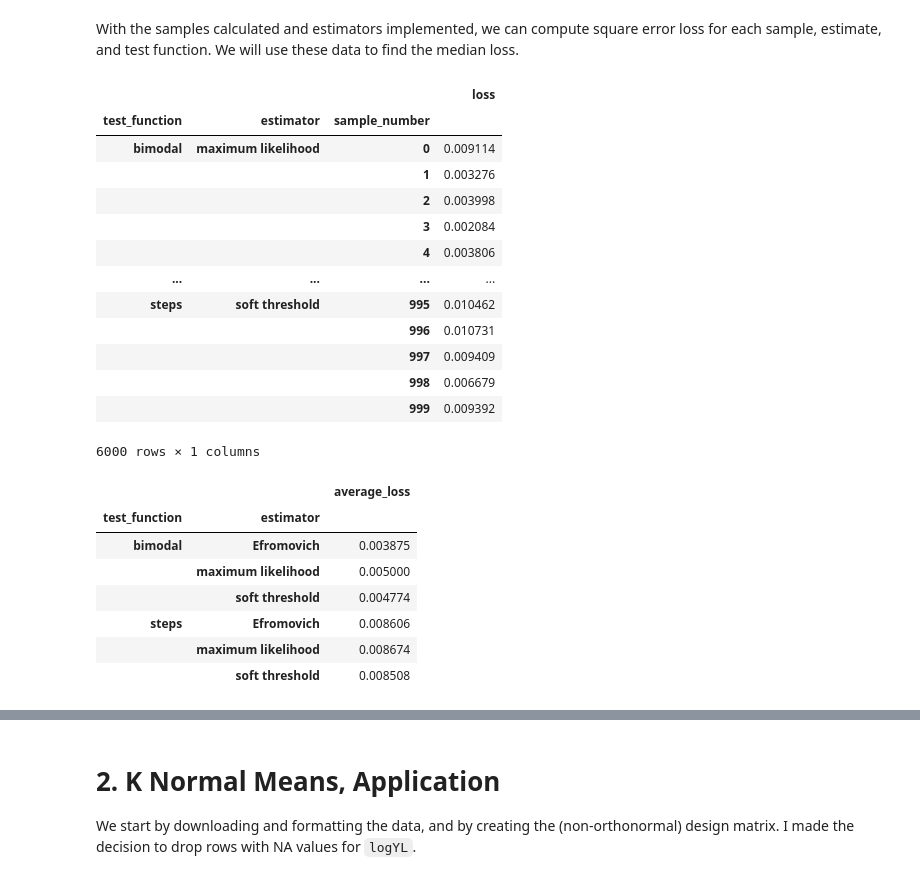
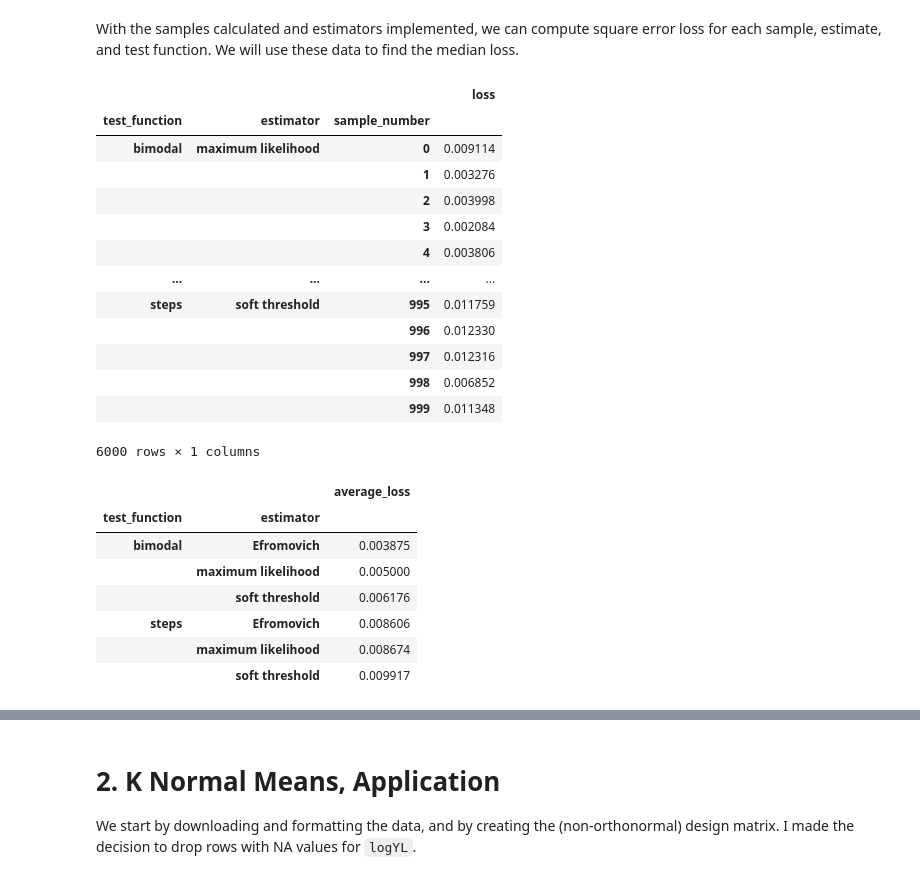
Before and after one commit to satejsoman/econ240a-regression, a Jupyter notebook: ECON240A_H2_pset3.ipynb, the cells around one changed output, grey strips where cells are left out. Saved outputs shown, nothing was run; the diff lists cells and outputs as text; code cells hidden in the pictures.

```diff
--- a/ECON240A_H2_pset3.ipynb
+++ b/ECON240A_H2_pset3.ipynb
@@ -125,13 +125,13 @@ N = 1000 # sample size
 σ, K = 1/2, 20
 
 # X is deterministic (and so the matrix of ϕ values is, too), meaning all stochasticity is in the error term U, which is of size (t x N)
-X  = np.arange(1, N+1)/(N+1)
-ϕk = ϕ(np.arange(1, K+1), X)
-U  = Normal.rvs(size = (t, N))
+X = np.arange(1, N+1)/(N+1)
+Φ = ϕ(np.arange(1, K+1), X)
+U = Normal.rvs(size = (t, N))
 
 # Y[b] and Y[s] are (t x N) as well (t samples, each of size N, stacked on top of each other) due to broadcasting rules
 Y = {j: m[j](X) + σ*U   for j in (s, b)}
-Z = {j: (Y[j] @ ϕk).T/N for j in (s, b)}
+Z = {j: (Y[j] @ Φ).T/N for j in (s, b)}
 # %% [markdown]
 For the **Efromovich** estimator, we also need the empirical risk minimization coefficients.
 # %%
@@ -139,63 +139,61 @@ For the **Efromovich** estimator, we also need the empirical risk minimization c
 # %% [markdown]
 For the **soft threshold** estimator, we perform a grid search for the optimal parameter λ since the risk estimate function is not continuous.
 # %%
-# set up grid
-l = np.linspace(-5, 5, 5000)[:, None, None]
 # drop the constant term in the optimization problem, and find the minimum
-R̂0 = {j: -2*σ**2/N * (np.abs(Z[j]) > l).sum(axis = 1) + np.minimum(Z[j]**2, l**2).sum(axis = 1) for j in (s, b)}
-λ  = {j: l[np.argmin(R̂0[j], axis = 0)].flatten() for j in (s, b)}
-θ  = {j: np.where(np.abs(Z[j]) > λ[j], Z[j] + np.sign(Z[j]) * λ[j], 0) for j in (s, b)}
+R = lambda l, i: -2*σ**2/N * (np.abs(Z[j][:, i]) <= l).sum(axis = 0) + np.minimum(Z[j][:, i]**2, l**2).sum(axis = 0)
+λ = {j: np.array([scipy.optimize.minimize_scalar(R, args = (i,)).x for i in range(t)]) for j in (s, b)}
+θ = {j: np.where(np.abs(Z[j]) > λ[j], Z[j] + np.sign(Z[j]) * λ[j], 0) for j in (s, b)}
 # %% [markdown]
 With the samples calculated and estimators implemented, we can compute square error loss for each sample, estimate, and test function. We will use these data to find the median loss.
 # %%
 m̂ = {
-    (b, ML): ϕk.dot(Z[b]),
-    (b, Ef): ϕk.dot(Z[b] * ĉ[b]),
-    (b, ST): ϕk.dot(θ[b]),
-    (s, ML): ϕk.dot(Z[s]),
-    (s, Ef): ϕk.dot(Z[s] * ĉ[s]),
-    (s, ST): ϕk.dot(θ[s]),
+    (b, ML): Φ.dot(Z[b]),
+    (b, Ef): Φ.dot(Z[b] * ĉ[b]),
+    (b, ST): Φ.dot(θ[b]),
+    (s, ML): Φ.dot(Z[s]),
+    (s, Ef): Φ.dot(Z[s] * ĉ[s]),
+    (s, ST): Φ.dot(θ[s]),
 }
 sq_loss = pd.concat([
     pd.DataFrame((((m̂[j, e] - m[j](X)[:, None]) ** 2).mean(axis = 0)))\
         .reset_index()\
         .assign(test_function = j, estimator = e)
     for (j, e) in m̂.keys()])\
     .rename(columns = {0: "loss", "index": "sample_number"})\
     .set_index((["test_function", "estimator", "sample_number"]))
-(sq_loss)
+
+sq_loss
 # %% [output]
 |  |  |  | loss |
 | test_function | estimator | sample_number |  |
 | bimodal | maximum likelihood | 0 | 0.009114 |
 |  |  | 1 | 0.003276 |
 |  |  | 2 | 0.003998 |
 |  |  | 3 | 0.002084 |
 |  |  | 4 | 0.003806 |
 | ... | ... | ... | ... |
-| steps | soft threshold | 995 | 0.010462 |
-|  |  | 996 | 0.010731 |
-|  |  | 997 | 0.009409 |
-|  |  | 998 | 0.006679 |
-|  |  | 999 | 0.009392 |
+| steps | soft threshold | 995 | 0.011759 |
+|  |  | 996 | 0.012330 |
+|  |  | 997 | 0.012316 |
+|  |  | 998 | 0.006852 |
+|  |  | 999 | 0.011348 |
 6000 rows × 1 columns
 # %%
-# get the average loss for each (test_function, estimator)
-sorted_loss = sq_loss\
-    .sort_values("loss")\
-    .groupby(level = (0, 1))
-average_loss = (sorted_loss.mean().rename(columns = {"loss": "average_loss"}))
+# get the average loss for each (test function, estimator)
+sorted_loss  = sq_loss.sort_values("loss").groupby(level = (0, 1))
+average_loss = sorted_loss.mean().rename(columns = {"loss": "average_loss"})
 average_loss.to_latex(cwd / "output" / "average_loss.tex")
-(average_loss)
+
+average_loss
 # %% [output]
 |  |  | average_loss |
 | test_function | estimator |  |
 | bimodal | Efromovich | 0.003875 |
 |  | maximum likelihood | 0.005000 |
-|  | soft threshold | 0.004774 |
+|  | soft threshold | 0.006176 |
 | steps | Efromovich | 0.008606 |
 |  | maximum likelihood | 0.008674 |
-|  | soft threshold | 0.008508 |
+|  | soft threshold | 0.009917 |
 # %%
 # get the median loss sample index for each (test_function, estimator)
 ranked = sorted_loss.rank()
```
Also changed, not shown: parts of 6 cells of this notebook.
